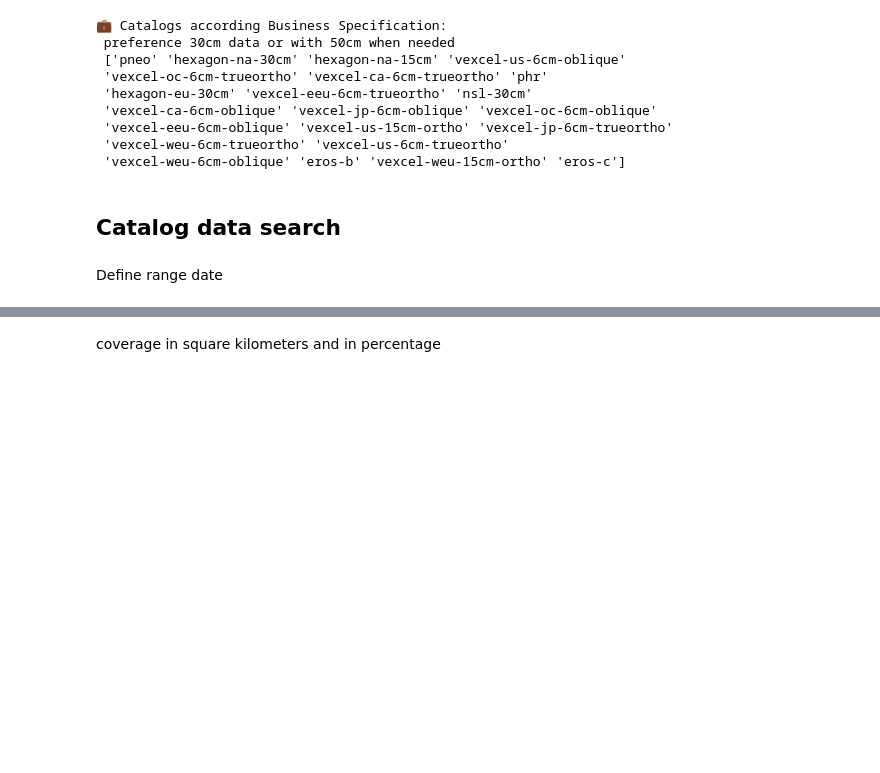
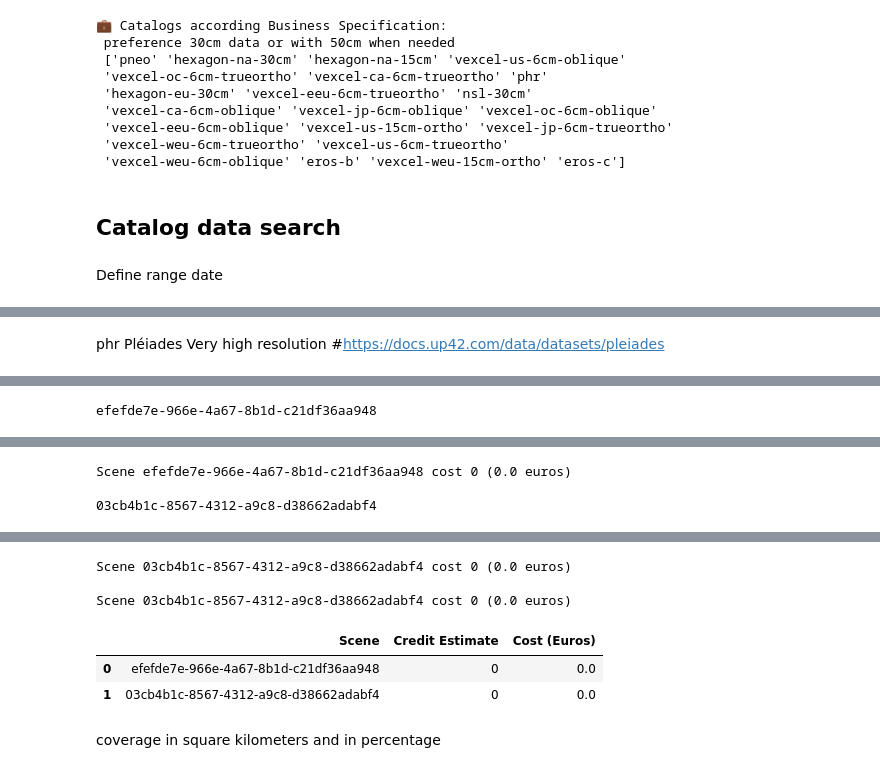
Before and after one commit to urbanis/up-42-challenge, a Jupyter notebook: up-42-challenge.ipynb, the cells around one changed output, grey strips where cells are left out. Cells and saved outputs as stored; diff of their text form; code cells hidden in the pictures; blank space fills up the shorter version.

```diff
--- a/up-42-challenge.ipynb
+++ b/up-42-challenge.ipynb
@@ -507,6 +240,0 @@ catalog.map_quicklooks(scenes=search_results_df, aoi=aoi)
-# %%
-# Place and track the order of your selected scene
-order_parameters = catalog.construct_order_parameters(
-    data_product_id=data_product_id, image_id=search_results.id[0])
-catalog.estimate_order(order_parameters)
-order = catalog.place_order(order_parameters, track_status=True)
@@ -519,0 +356,8 @@ asset.get_stac_asset_url(stac_asset=stac_items[0].assets.get("b02.tiff"))
+# %%
+image_id_search_pneo = list(search_results_df_pneo['sceneId'].values)
+product_id_search_pneo = list(search_results_df_pneo['id'].values)
+collections_search_pneo = search_results_df_pneo['collection'].values
+# %%
+image_id_search_phr = list(search_results_df_phr['sceneId'].values)
+product_id_search_phr = list(search_results_df_phr['id'].values)
+collections_search_phr = search_results_df_phr['collection'].values
@@ -519,0 +482,31 @@ asset.get_stac_asset_url(stac_asset=stac_items[0].assets.get("b02.tiff"))
+# %% [markdown]
+phr	Pléiades	Very high resolution
+#https://docs.up42.com/data/datasets/pleiades
+# %%
+results = []
+for scene in product_id_search_phr:
+    order_parameters = catalog.construct_order_parameters(
+        data_product_id='647780db-5a06-4b61-b525-577a8b68bb54',
+        image_id=product_id_search_phr,
+        aoi=aoi)
+
+    print(f"{scene}")
+
+    # Estimate the order
+    credit_estimate = catalog.estimate_order(order_parameters)
+
+    print(f"Scene {scene} cost {credit_estimate} ({credit_estimate / 100} euros) \n")
+
+    # Append the results to the list
+    results.append({
+        'Scene': scene,
+        'Credit Estimate': credit_estimate,
+        'Cost (Euros)': credit_estimate / 100
+    })
+
+print(f"Scene {scene} cost {credit_estimate} ({credit_estimate / 100} euros) \n")
+
+# Convert the results list to a pandas DataFrame
+results_df = pd.DataFrame(results)
+results_df
+# %% [output]
@@ -519,0 +514 @@ asset.get_stac_asset_url(stac_asset=stac_items[0].assets.get("b02.tiff"))
+efefde7e-966e-4a67-8b1d-c21df36aa948
@@ -519,0 +517,3 @@ asset.get_stac_asset_url(stac_asset=stac_items[0].assets.get("b02.tiff"))
+Scene efefde7e-966e-4a67-8b1d-c21df36aa948 cost 0 (0.0 euros)
+
+03cb4b1c-8567-4312-a9c8-d38662adabf4
@@ -520,2 +521,8 @@ asset.get_stac_asset_url(stac_asset=stac_items[0].assets.get("b02.tiff"))
+Scene 03cb4b1c-8567-4312-a9c8-d38662adabf4 cost 0 (0.0 euros)
+
+Scene 03cb4b1c-8567-4312-a9c8-d38662adabf4 cost 0 (0.0 euros)
+|  | Scene | Credit Estimate | Cost (Euros) |
+| 0 | efefde7e-966e-4a67-8b1d-c21df36aa948 | 0 | 0.0 |
+| 1 | 03cb4b1c-8567-4312-a9c8-d38662adabf4 | 0 | 0.0 |
 # %% [markdown]
 coverage in square kilometers and in percentage
```
Also changed, not shown: parts of 41 cells of this notebook, 1 other file.
